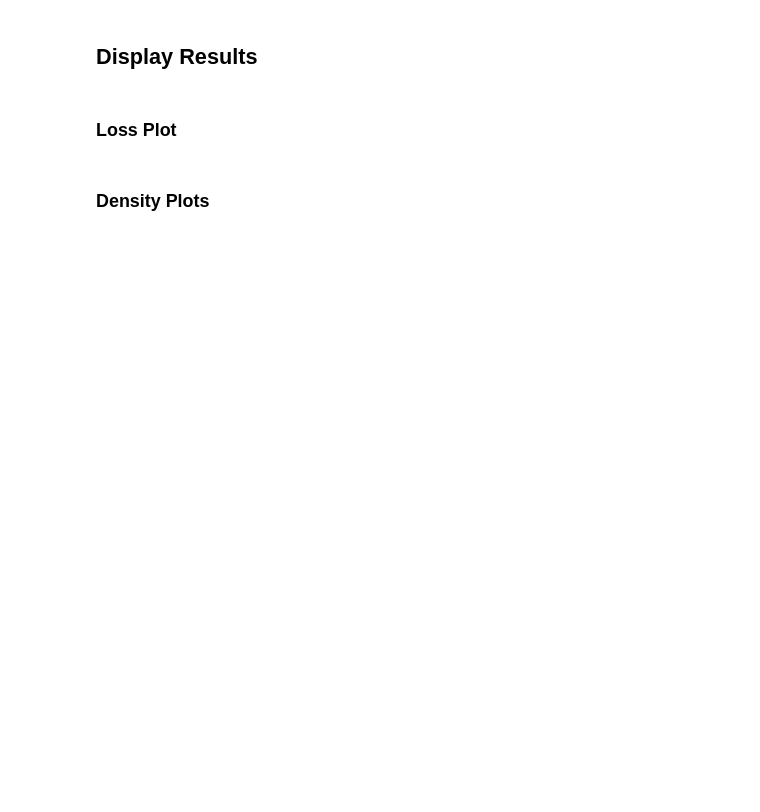
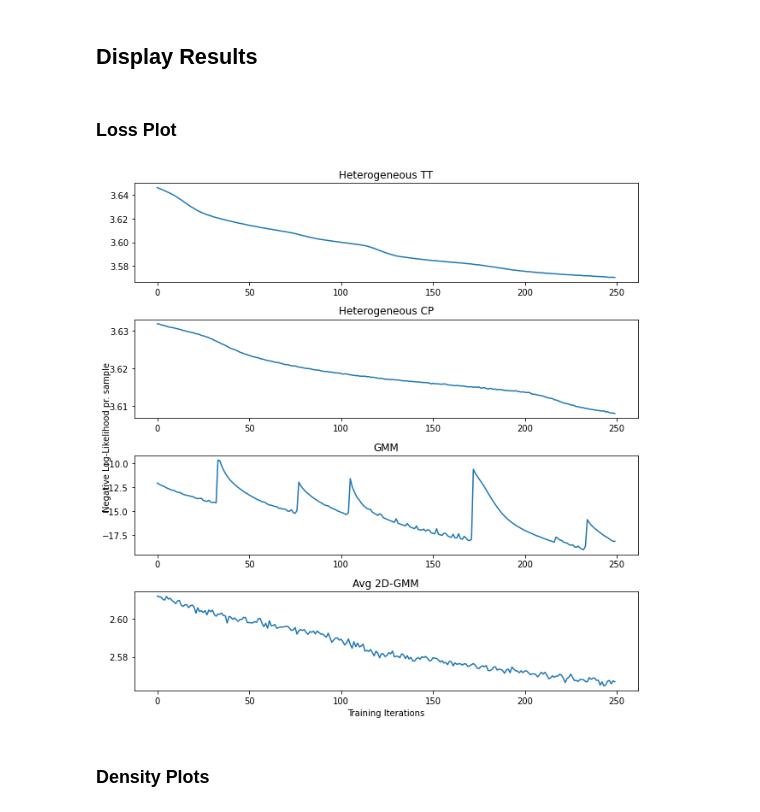
Before and after one commit to simonamtoft/tfde-tfp, a Jupyter notebook: notebooks/Heterogeneous Modelling.ipynb, the cells around one changed output. Cells and saved outputs as stored; diff of their text form; code cells hidden in the pictures; blank space fills up the shorter version.

```diff
--- a/notebooks/Heterogeneous Modelling.ipynb
+++ b/notebooks/Heterogeneous Modelling.ipynb
@@ -130,17 +131,17 @@ TT = m.TensorTrainGeneral(K_TT, dists, params_TT, modifiers)
 CP = m.CPGeneral(K_CP, dists, params_CP, modifiers)
 GMM = m.TensorTrainGeneral(K_TT, dists_GMM, params_GMM, modifiers_GMM)
 
-GMM_1 = m.TensorTrainGeneral(K_TT, dists_GMM_2d, params_GMM_2d, modifiers)
-GMM_2 = m.TensorTrainGeneral(K_TT, dists_GMM_2d, params_GMM_2d, modifiers)
-GMM_3 = m.TensorTrainGeneral(K_TT, dists_GMM_2d, params_GMM_2d, modifiers)
+GMM_1 = m.TensorTrainGeneral(K_TT_2D, dists_GMM_2d, params_GMM_2d, modifiers)
+GMM_2 = m.TensorTrainGeneral(K_TT_2D, dists_GMM_2d, params_GMM_2d, modifiers)
+GMM_3 = m.TensorTrainGeneral(K_TT_2D, dists_GMM_2d, params_GMM_2d, modifiers)
 # %% [markdown]
 ## Fit models to data
 # %%
 # Define number of epochs to train on
-EPOCHS = 100
+EPOCHS = 250
 # %%
 # Training optimizer
 optimizer = tf.keras.optimizers.Adam(learning_rate=1e-3)
 # %%
 # train TT
-losses_TT = TT.fit(batched, EPOCHS, optimizer)
+losses_TT = TT.fit(batched, EPOCHS, optimizer, tolerance=0)
@@ -150,7 +155,7 @@ losses_CP = CP.fit(batched, EPOCHS, optimizer)
 # %%
 # train GMM
-losses_GMM = GMM.fit(batched, EPOCHS, optimizer)
+losses_GMM = GMM.fit(batched, EPOCHS, optimizer, tolerance=0)
 
-losses_GMM_1 = GMM_1.fit(d.to_tf_dataset(points_1, batch_size=200), EPOCHS, optimizer)
-losses_GMM_2 = GMM_2.fit(d.to_tf_dataset(points_2, batch_size=200), EPOCHS, optimizer)
-losses_GMM_3 = GMM_3.fit(d.to_tf_dataset(points_3, batch_size=200), EPOCHS, optimizer)
+losses_GMM_1 = GMM_1.fit(d.to_tf_dataset(points_1, batch_size=200), EPOCHS, optimizer, tolerance=0)
+losses_GMM_2 = GMM_2.fit(d.to_tf_dataset(points_2, batch_size=200), EPOCHS, optimizer, tolerance=0)
+losses_GMM_3 = GMM_3.fit(d.to_tf_dataset(points_3, batch_size=200), EPOCHS, optimizer, tolerance=0)
@@ -159,20 +169,24 @@ losses_GMM_3 = GMM_3.fit(d.to_tf_dataset(points_3, batch_size=200), EPOCHS, opti
 # %% [markdown]
 ### Loss Plot
 # %%
-f, ax = plt.subplots(3, 1, figsize=(9,6))
+f, ax = plt.subplots(4, 1, figsize=(9, 9))
 ax[0].plot(losses_TT)
 ax[0].set_title("Heterogeneous TT")
 ax[1].plot(losses_CP)
 ax[1].set_title("Heterogeneous CP")
 ax[2].plot(losses_GMM)
 ax[2].set_title("GMM")
+ax[3].plot((losses_GMM_1+losses_GMM_2+losses_GMM_3)/3)
+ax[3].set_title("Avg 2D-GMM")
 f.tight_layout()
 f.add_subplot(111, frameon=False)
 # hide tick and tick label of the big axis
 plt.tick_params(labelcolor='none', which='both', top=False, bottom=False, left=False, right=False)
 plt.xlabel("Training Iterations")
 plt.ylabel("Negative Log-Likelihood pr. sample")
 plt.show()
+# %% [output]
+[figure, added]
 # %% [markdown]
 ### Density Plots
 # %%
```
Also changed, not shown: parts of 6 cells of this notebook, 3 other files.
